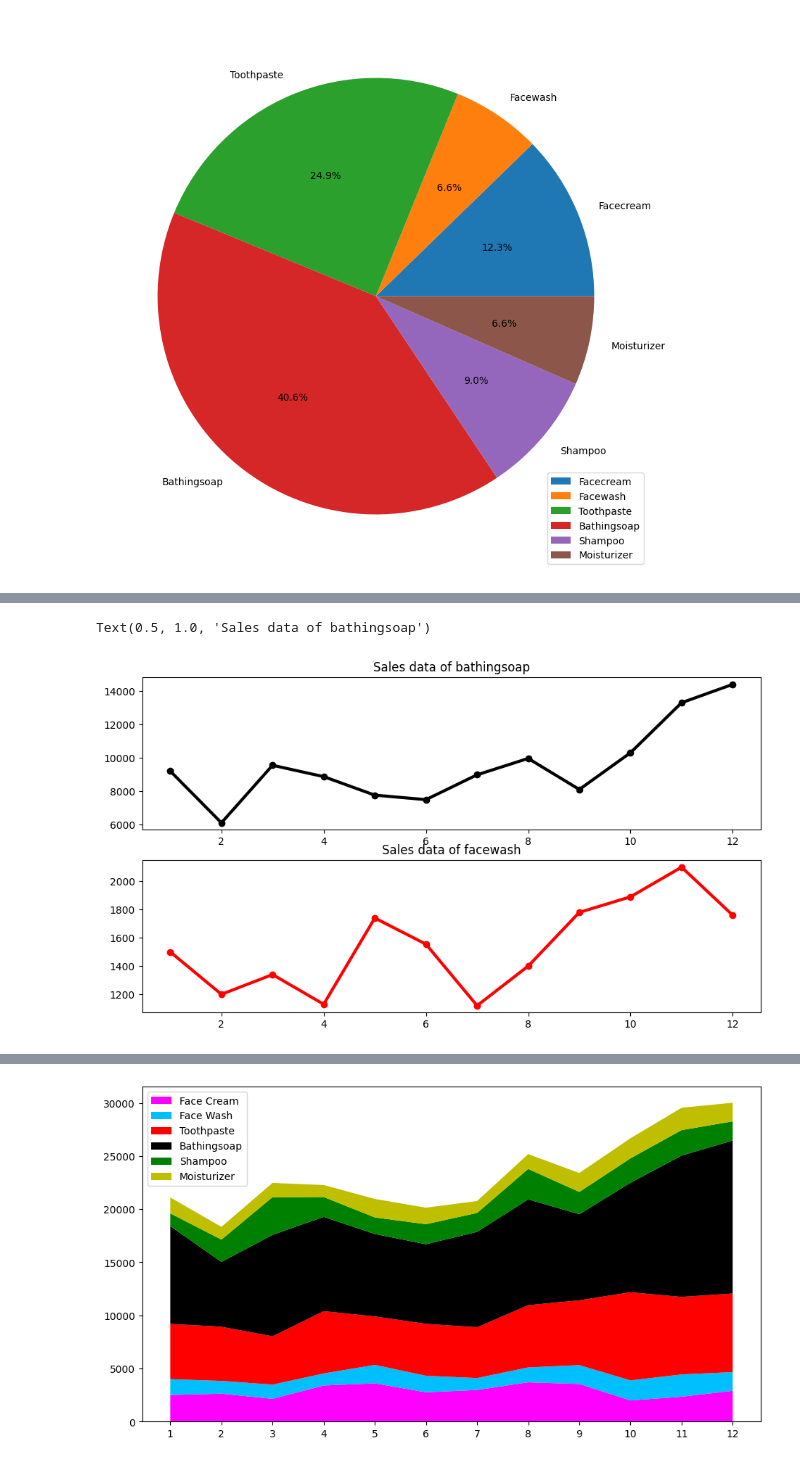
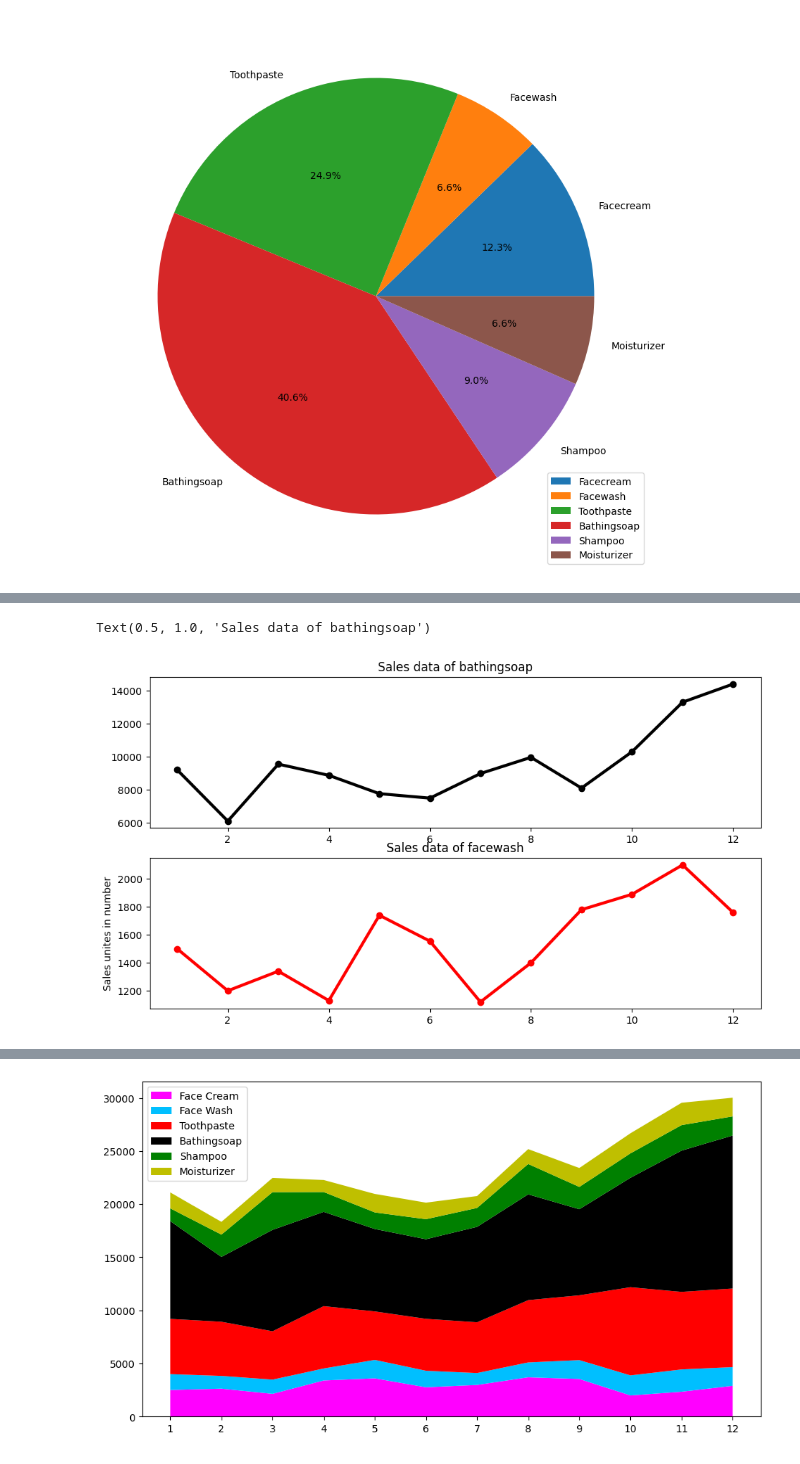
Before and after one commit to SBAITIAchraf/AlgorithmicUsingPython, a Jupyter notebook: day06/assignments/01-matplotlib_basic_assignment.ipynb, the cells around one changed output, grey strips where cells are left out. Saved outputs shown, nothing was run; the diff lists cells and outputs as text; code cells hidden in the pictures.

```diff
--- a/day06/assignments/01-matplotlib_basic_assignment.ipynb
+++ b/day06/assignments/01-matplotlib_basic_assignment.ipynb
@@ -188,15 +188,16 @@ plt.show()
 # %%
 plt.figure(figsize=(11, 6))
 plt.subplot(2,1,2)
 plt.plot(df["month_number"], df["facewash"], "red", linewidth=3, marker="o")
 plt.title("Sales data of facewash")
+plt.ylabel("Sales unites in number")
 
 plt.subplot(2,1,1)
 plt.plot(df["month_number"], df["bathingsoap"], "black", linewidth=3, marker="o")
 plt.title("Sales data of bathingsoap")
 # %% [output]
 Text(0.5, 1.0, 'Sales data of bathingsoap')
-[figure, old version]
+[figure, new version]
 # %% [markdown]
 ## Exercise 10
 **Read all product sales data and show it using the stack plot**
```
